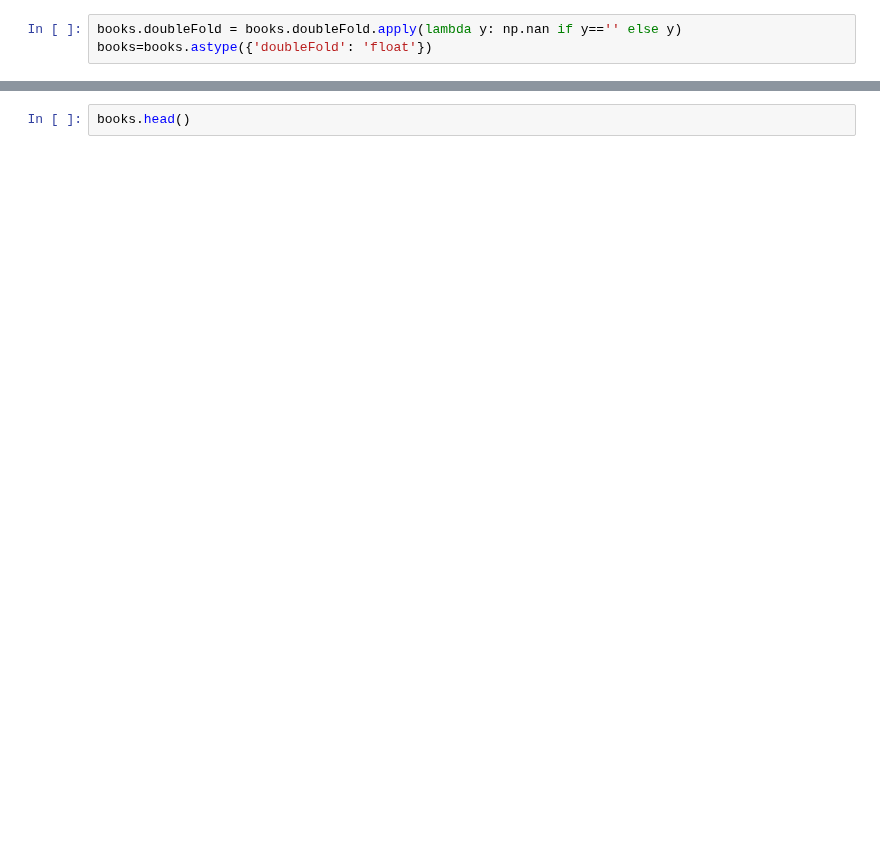
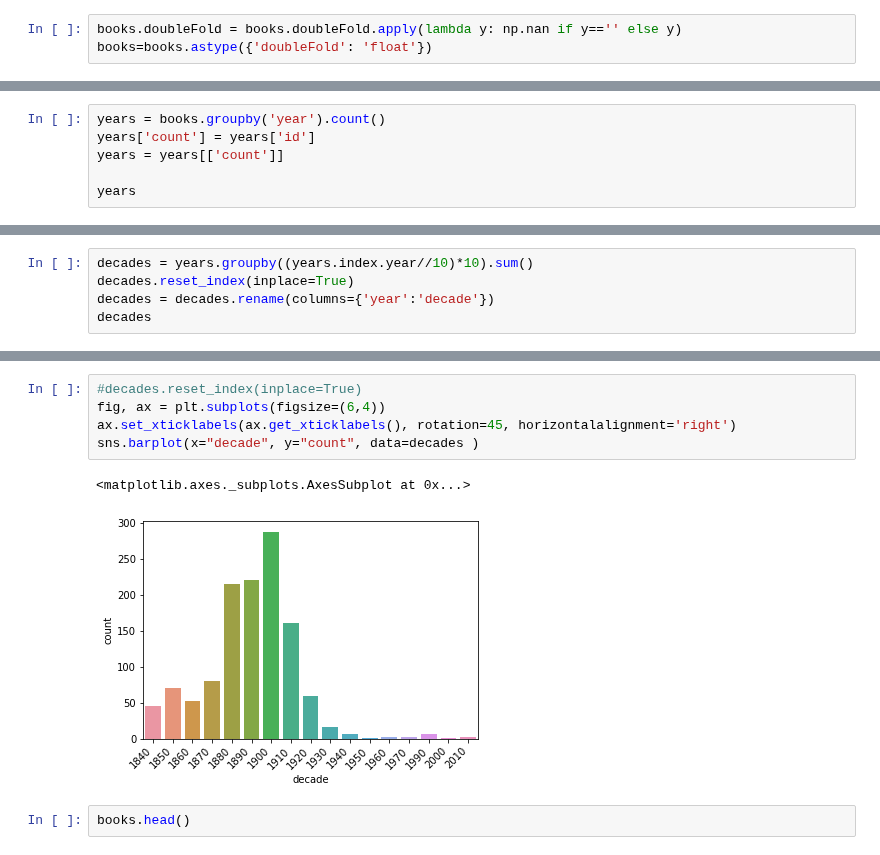
Before and after one commit to hujingc/umsi_loc_anc, a Jupyter notebook: loading_views.ipynb, the cells around one changed output, grey strips where cells are left out. Saved outputs shown, nothing was run; the diff lists cells and outputs as text; blank space fills up the shorter version.

```diff
--- a/loading_views.ipynb
+++ b/loading_views.ipynb
@@ -225,0 +226,6 @@ books.groupby('year').count()
+# %%
+years = books.groupby('year').count()
+years['count'] = years['id']
+years = years[['count']]
+
+years
@@ -225,0 +247,5 @@ books.groupby('year').count()
+# %%
+decades = years.groupby((years.index.year//10)*10).sum()
+decades.reset_index(inplace=True)
+decades = decades.rename(columns={'year':'decade'})
+decades
@@ -226,3 +271,11 @@ books.groupby('year').count()
+# %%
+#decades.reset_index(inplace=True)
+fig, ax = plt.subplots(figsize=(6,4))
+ax.set_xticklabels(ax.get_xticklabels(), rotation=45, horizontalalignment='right')
+sns.barplot(x="decade", y="count", data=decades )
+# %% [output]
+<matplotlib.axes._subplots.AxesSubplot at 0x...>
+[figure, added]
 # %%
 books.head()
 # %% [output]
```
Also changed, not shown: parts of 55 cells of this notebook.
